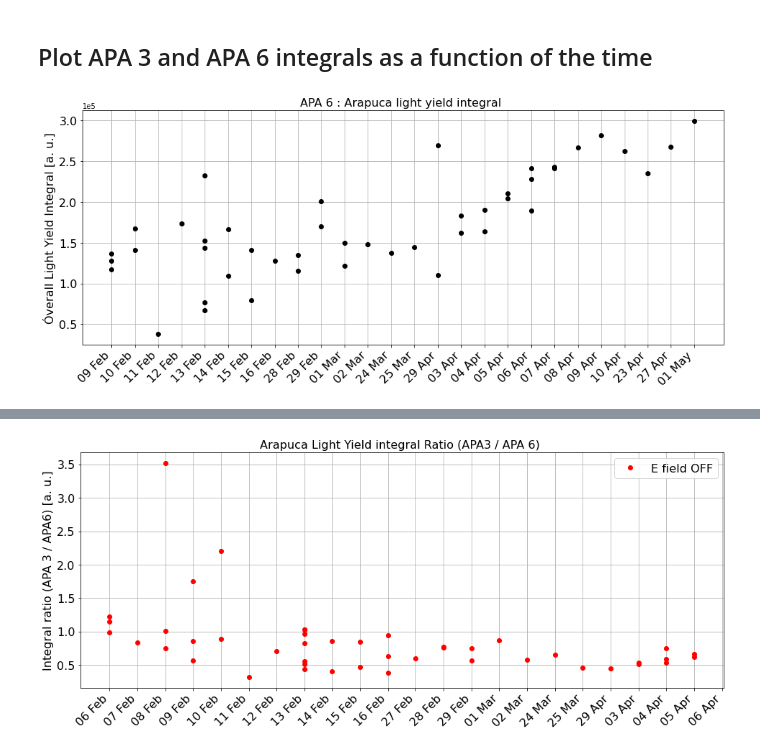
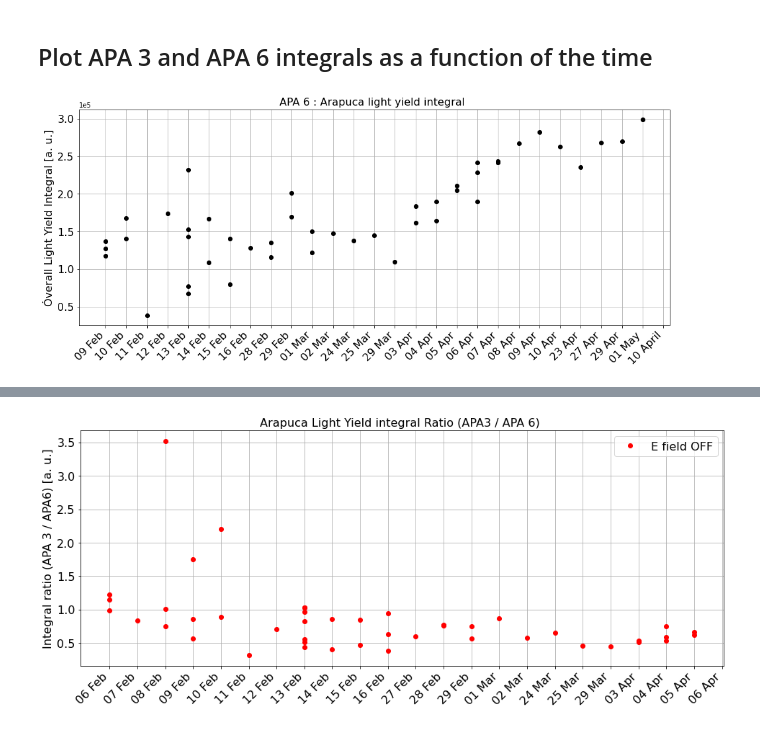
Before and after one commit to stbordoni/Arapuca, a Jupyter notebook: doIntegralPlots.ipynb, the cells around one changed output, grey strips where cells are left out. Drawn from its saved outputs; the diff is of its cells as text; code cells hidden in the pictures.

```diff
--- a/doIntegralPlots.ipynb
+++ b/doIntegralPlots.ipynb
@@ -180,20 +182,24 @@ plt.show()
 # %%
 ############################################################
 #                           APA 6
 ############################################################
-plt.figure(figsize=(16,6))
+fig = plt.figure(figsize=(16,6))
+
+ax = fig.add_subplot(111)
 
 plt.title('APA 6 : Arapuca light yield integral ', fontsize=16)
 plt.errorbar(x=df_apa6_efieldOFF['Day/time'], y=df_apa6_efieldOFF['Integral'], yerr=np.sqrt(df_apa6_efieldOFF['stat err']),
             fmt='o', color='black', ecolor='lightgray', elinewidth=3, capsize=0)
 
 plt.ylabel('Óverall Light Yield Integral [a. u.]', fontsize=16)
 plt.ticklabel_format(axis='y', style="sci", scilimits=(0,0))
 plt.xticks(rotation=45, fontsize=16, horizontalalignment="right")
 plt.yticks(fontsize=16)
 
+ax.annotate('Preliminary', xytext=('10 April', 0.5), xy=('10 April', 0.5), fontsize = 16 )
 
 plt.grid()
 plt.show()
+fig.savefig('./Integral_A_apa6.pdf')
 # %% [output]
-[figure, old version]
+[figure, new version]
```
Also changed, not shown: parts of 25 cells of this notebook, 2 other files.
